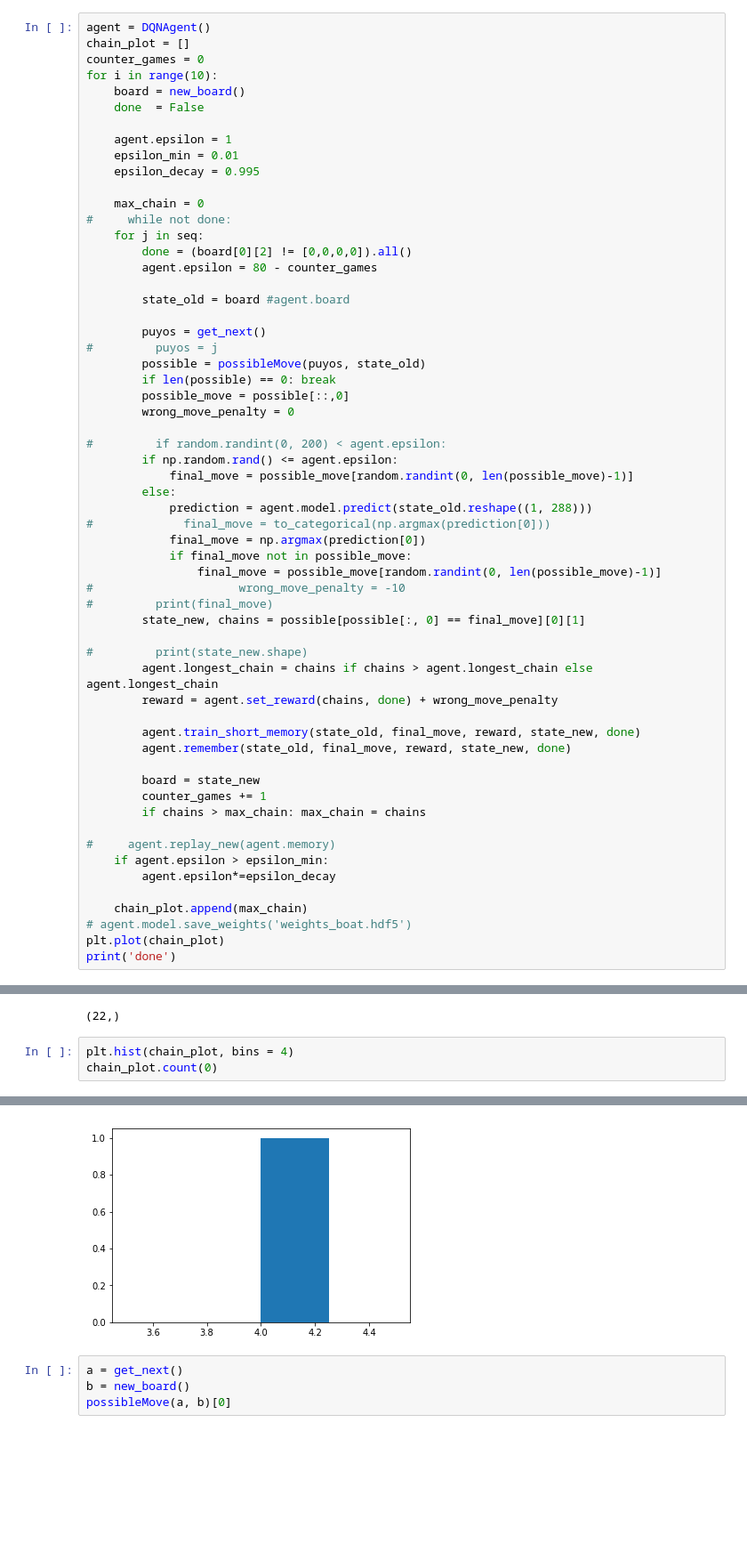
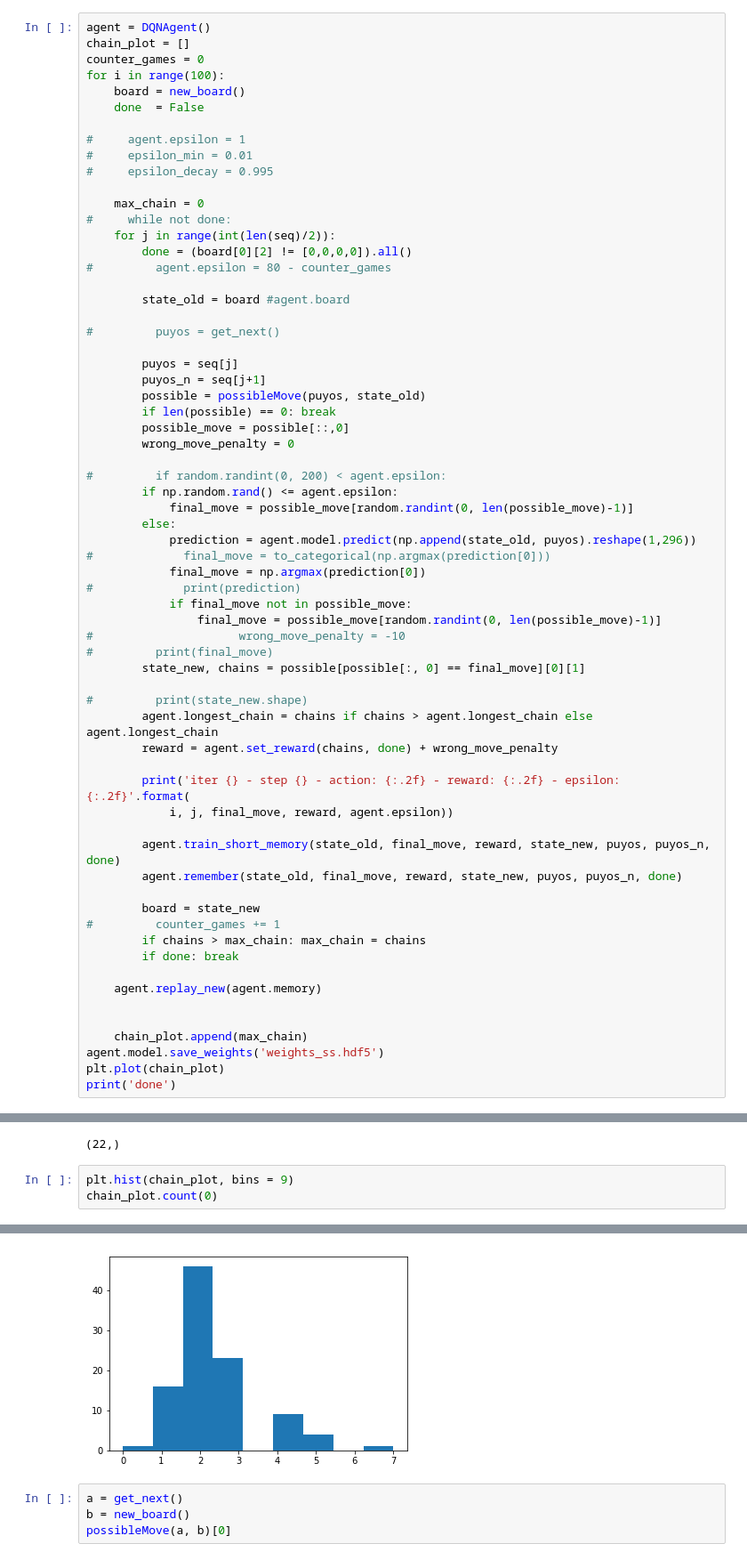
Before and after one commit to Arraytionary/deeply, a Jupyter notebook: projectP.ipynb, the cells around one changed output, grey strips where cells are left out. Shown at 89% size. Cells and saved outputs as stored; diff of their text form; blank space fills up the shorter version.

Commit message:
TODO check wrong move penalty

```diff
--- a/projectP.ipynb
+++ b/projectP.ipynb
@@ -304,24 +311,26 @@ print(a.reshape((1,24)))
 agent = DQNAgent()
 chain_plot = []
 counter_games = 0
-for i in range(10):
+for i in range(100):
     board = new_board()
     done  = False
 
-    agent.epsilon = 1
-    epsilon_min = 0.01
-    epsilon_decay = 0.995
+#     agent.epsilon = 1
+#     epsilon_min = 0.01
+#     epsilon_decay = 0.995
 
     max_chain = 0
 #     while not done:
-    for j in seq:
+    for j in range(int(len(seq)/2)):
         done = (board[0][2] != [0,0,0,0]).all()
-        agent.epsilon = 80 - counter_games
+#         agent.epsilon = 80 - counter_games
 
         state_old = board #agent.board
 
-        puyos = get_next()
-#         puyos = j
+#         puyos = get_next()
+
+        puyos = seq[j]
+        puyos_n = seq[j+1]
         possible = possibleMove(puyos, state_old)
         if len(possible) == 0: break
         possible_move = possible[::,0]
@@ -331,9 +340,10 @@ for i in range(10):
         if np.random.rand() <= agent.epsilon:
             final_move = possible_move[random.randint(0, len(possible_move)-1)]
         else:
-            prediction = agent.model.predict(state_old.reshape((1, 288)))
+            prediction = agent.model.predict(np.append(state_old, puyos).reshape(1,296))
 #             final_move = to_categorical(np.argmax(prediction[0]))
             final_move = np.argmax(prediction[0])
+#             print(prediction)
             if final_move not in possible_move:
                 final_move = possible_move[random.randint(0, len(possible_move)-1)]
 #                     wrong_move_penalty = -10
@@ -344,19 +354,22 @@ for i in range(10):
         agent.longest_chain = chains if chains > agent.longest_chain else agent.longest_chain
         reward = agent.set_reward(chains, done) + wrong_move_penalty
 
-        agent.train_short_memory(state_old, final_move, reward, state_new, done)
-        agent.remember(state_old, final_move, reward, state_new, done)
+        print('iter {} - step {} - action: {:.2f} - reward: {:.2f} - epsilon: {:.2f}'.format(
+            i, j, final_move, reward, agent.epsilon))
+
+        agent.train_short_memory(state_old, final_move, reward, state_new, puyos, puyos_n, done)
+        agent.remember(state_old, final_move, reward, state_new, puyos, puyos_n, done)
 
         board = state_new
-        counter_games += 1
+#         counter_games += 1
         if chains > max_chain: max_chain = chains
+        if done: break
 
-#     agent.replay_new(agent.memory)
-    if agent.epsilon > epsilon_min:
-        agent.epsilon*=epsilon_decay
+    agent.replay_new(agent.memory)
+
 
     chain_plot.append(max_chain)
-# agent.model.save_weights('weights_boat.hdf5')
+agent.model.save_weights('weights_ss.hdf5')
 plt.plot(chain_plot)
 print('done')
 # %% [output]
@@ -367,6 +397,6 @@ new_target.shape
 # %% [output]
 (22,)
 # %%
-plt.hist(chain_plot, bins = 4)
+plt.hist(chain_plot, bins = 9)
 chain_plot.count(0)
 # %% [output]
@@ -374,4 +404,4 @@ chain_plot.count(0)
-[figure, old version]
+[figure, new version]
 # %%
 a = get_next()
 b = new_board()
```
Also changed, not shown: parts of 7 cells of this notebook, 1 other file.
